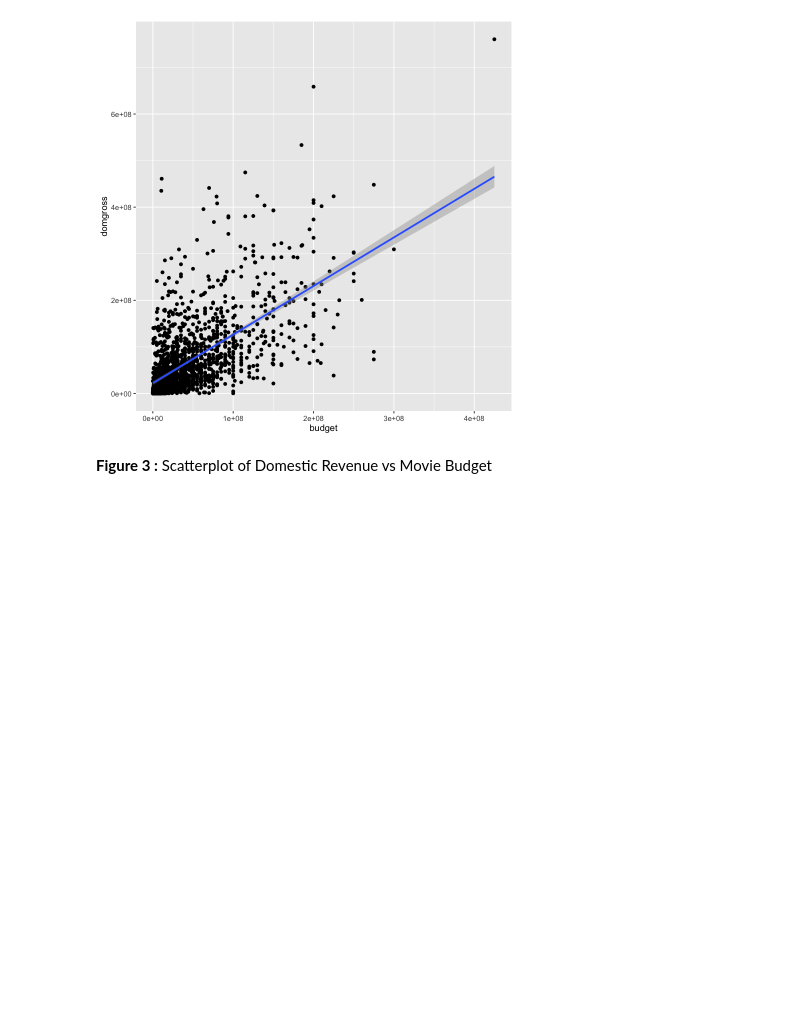
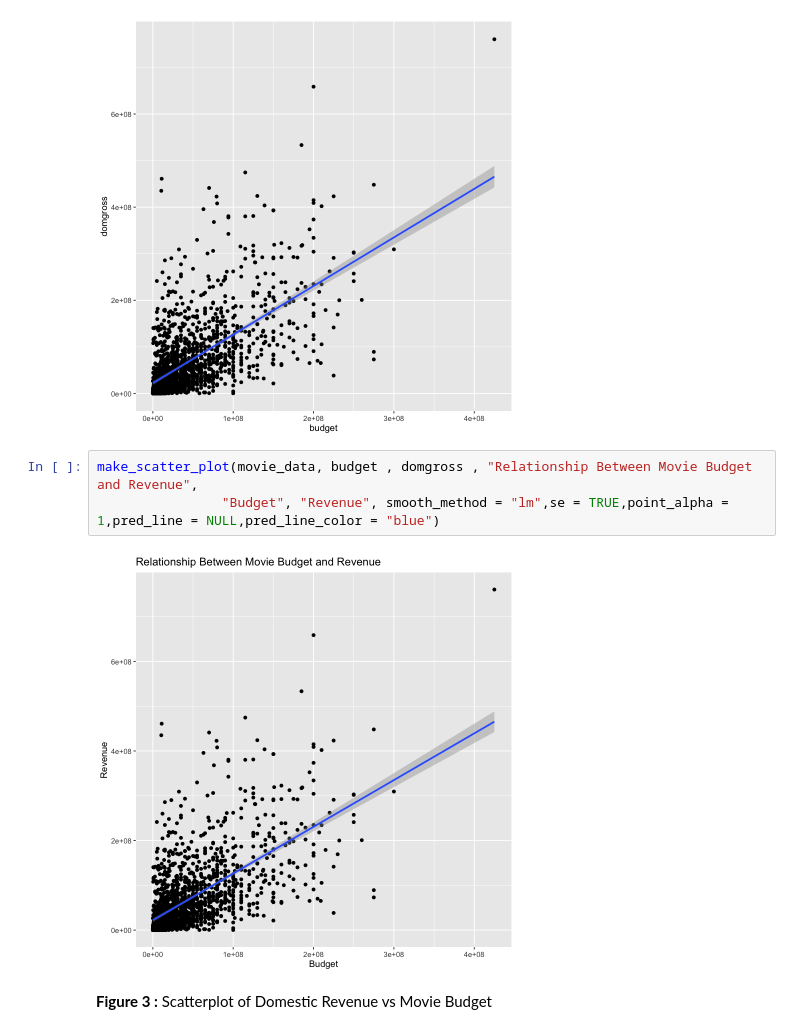
Before and after one commit to UBC-DSCI-310-2025W2/dsci-310-group-5, a Jupyter notebook: notebooks/analysis_movie-revenue.ipynb, the cells around one changed output. Cells and saved outputs as stored; diff of their text form; blank space fills up the shorter version.

```diff
--- a/notebooks/analysis_movie-revenue.ipynb
+++ b/notebooks/analysis_movie-revenue.ipynb
@@ -171,6 +152,11 @@ budget_rev_plot
 # %% [output]
 `geom_smooth()` using formula = 'y ~ x'
 [figure]
+# %%
+make_scatter_plot(movie_data, budget , domgross , "Relationship Between Movie Budget and Revenue",
+                "Budget", "Revenue", smooth_method = "lm",se = TRUE,point_alpha = 1,pred_line = NULL,pred_line_color = "blue")
+# %% [output]
+[figure, added]
 # %% [markdown]
 **Figure 3 :** Scatterplot of Domestic Revenue vs Movie Budget
 # %% [markdown]
```
Also changed, not shown: parts of 9 cells of this notebook, 4 other files.
